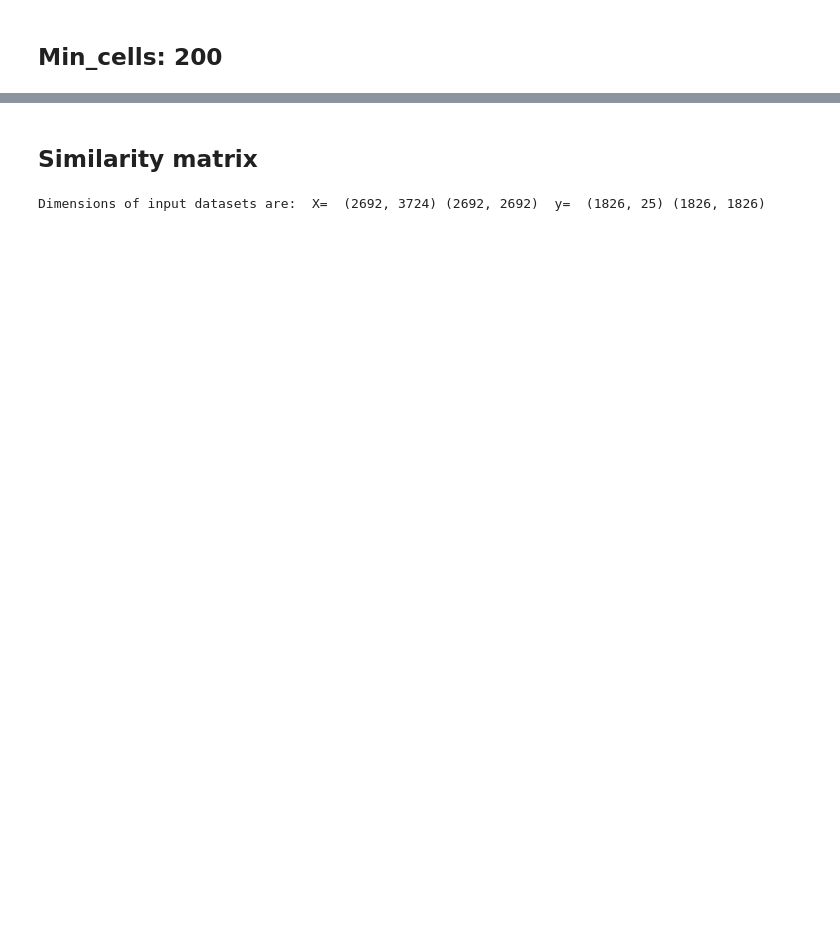
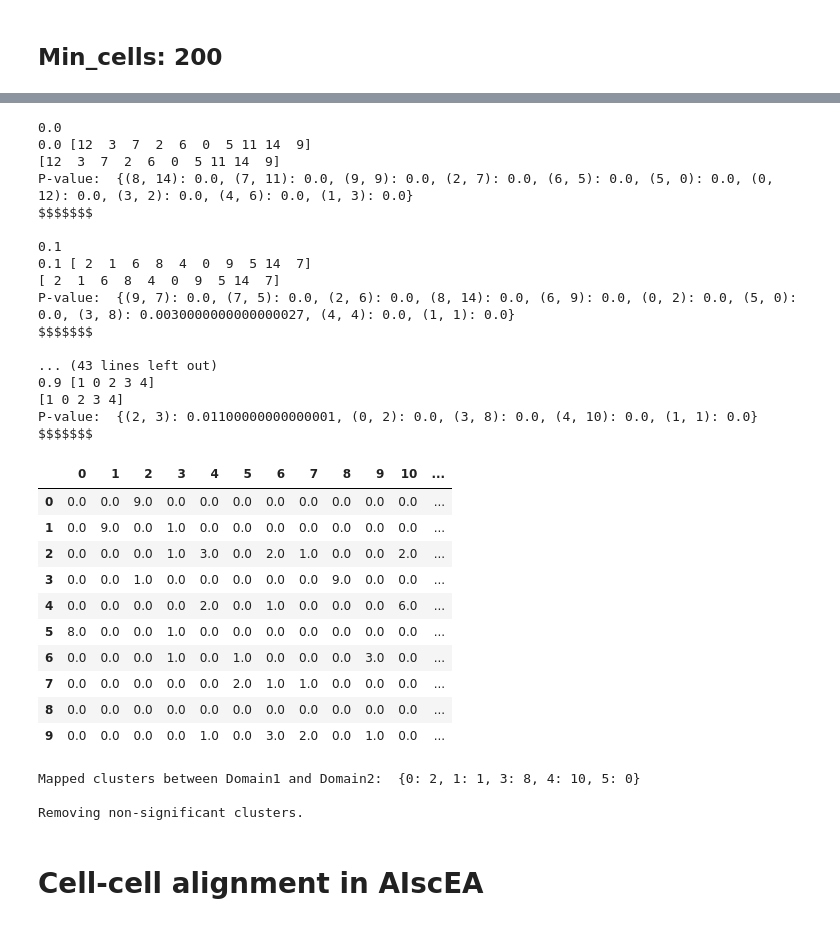
Before and after one commit to elhaam/AIscEA, a Jupyter notebook: examples/SNAREseq_Mus_5k.ipynb, the cells around one changed output, grey strips where cells are left out. Saved outputs shown, nothing was run; the diff lists cells and outputs as text; code cells hidden in the pictures; blank space fills up the shorter version.

```diff
--- a/examples/Mus_5k_200.ipynb
+++ b/examples/SNAREseq_Mus_5k.ipynb
@@ -1311,21 +155,0 @@ scp ejafari@ampere.luddy.indiana.edu:/home/ejafari/alignment/downstream/data/SNA
-# %% [markdown]
-## Similarity matrix
-# %%
-import pandas as pd
-from sklearn.metrics.pairwise import cosine_similarity
-
-rna_feat = rna.to_df()
-input_dir = "/home/ejafari/alignment/downstream/data/SNAREseq/Mouse/10k/rm_noise/5k/baseline/"
-atac_feat = pd.read_csv(input_dir + "Mus_5k_1360_chromatin_reduced_SCOT.tsv", index_col=0, delimiter='\t')
-
-rna_mat = cosine_similarity(rna_feat, rna_feat)
-atac_mat = cosine_similarity(atac_feat, atac_feat)
-
-print("Dimensions of input datasets are: ", "X= ", rna_feat.shape, rna_mat.shape, " y= ", atac_feat.shape, atac_mat.shape)
-
-
-# Save atac_mat and rna_mat as npy
-np.save(input_dir + "ATAC_1360_mat.npy", atac_mat)
-np.save(input_dir + "RNA_1360_mat.npy", rna_mat)
-# %% [output]
-Dimensions of input datasets are:  X=  (2692, 3724) (2692, 2692)  y=  (1826, 25) (1826, 1826)
@@ -1347,0 +156,36 @@ with open(out_dir + 'ATAC_index_1360.pickle', 'wb') as handle:
+# %%
+col_ind, rna, atac_cis_on_org = extract_mapped_clusters(rna, markers_rna, atac_cis_on_org, markers_atac, p_val_count=6)
+# %% [output]
+0.0
+0.0 [12  3  7  2  6  0  5 11 14  9]
+[12  3  7  2  6  0  5 11 14  9]
+P-value:  {(8, 14): 0.0, (7, 11): 0.0, (9, 9): 0.0, (2, 7): 0.0, (6, 5): 0.0, (5, 0): 0.0, (0, 12): 0.0, (3, 2): 0.0, (4, 6): 0.0, (1, 3): 0.0}
+$$$$$$$
+
+0.1
+0.1 [ 2  1  6  8  4  0  9  5 14  7]
+[ 2  1  6  8  4  0  9  5 14  7]
+P-value:  {(9, 7): 0.0, (7, 5): 0.0, (2, 6): 0.0, (8, 14): 0.0, (6, 9): 0.0, (0, 2): 0.0, (5, 0): 0.0, (3, 8): 0.0030000000000000027, (4, 4): 0.0, (1, 1): 0.0}
+$$$$$$$
+
+... (43 lines left out)
+0.9 [1 0 2 3 4]
+[1 0 2 3 4]
+P-value:  {(2, 3): 0.01100000000000001, (0, 2): 0.0, (3, 8): 0.0, (4, 10): 0.0, (1, 1): 0.0}
+$$$$$$$
+|  | 0 | 1 | 2 | 3 | 4 | 5 | 6 | 7 | 8 | 9 | 10 | ... |
+| 0 | 0.0 | 0.0 | 9.0 | 0.0 | 0.0 | 0.0 | 0.0 | 0.0 | 0.0 | 0.0 | 0.0 | ... |
+| 1 | 0.0 | 9.0 | 0.0 | 1.0 | 0.0 | 0.0 | 0.0 | 0.0 | 0.0 | 0.0 | 0.0 | ... |
+| 2 | 0.0 | 0.0 | 0.0 | 1.0 | 3.0 | 0.0 | 2.0 | 1.0 | 0.0 | 0.0 | 2.0 | ... |
+| 3 | 0.0 | 0.0 | 1.0 | 0.0 | 0.0 | 0.0 | 0.0 | 0.0 | 9.0 | 0.0 | 0.0 | ... |
+| 4 | 0.0 | 0.0 | 0.0 | 0.0 | 2.0 | 0.0 | 1.0 | 0.0 | 0.0 | 0.0 | 6.0 | ... |
+| 5 | 8.0 | 0.0 | 0.0 | 1.0 | 0.0 | 0.0 | 0.0 | 0.0 | 0.0 | 0.0 | 0.0 | ... |
+| 6 | 0.0 | 0.0 | 0.0 | 1.0 | 0.0 | 1.0 | 0.0 | 0.0 | 0.0 | 3.0 | 0.0 | ... |
+| 7 | 0.0 | 0.0 | 0.0 | 0.0 | 0.0 | 2.0 | 1.0 | 1.0 | 0.0 | 0.0 | 0.0 | ... |
+| 8 | 0.0 | 0.0 | 0.0 | 0.0 | 0.0 | 0.0 | 0.0 | 0.0 | 0.0 | 0.0 | 0.0 | ... |
+| 9 | 0.0 | 0.0 | 0.0 | 0.0 | 1.0 | 0.0 | 3.0 | 2.0 | 0.0 | 1.0 | 0.0 | ... |
+Mapped clusters between Domain1 and Domain2:  {0: 2, 1: 1, 3: 8, 4: 10, 5: 0}
+
+Removing non-significant clusters.
+# %% [markdown]
+# Cell-cell alignment in AIscEA
```
Also changed, not shown: parts of 46 cells of this notebook, 2 other files.
